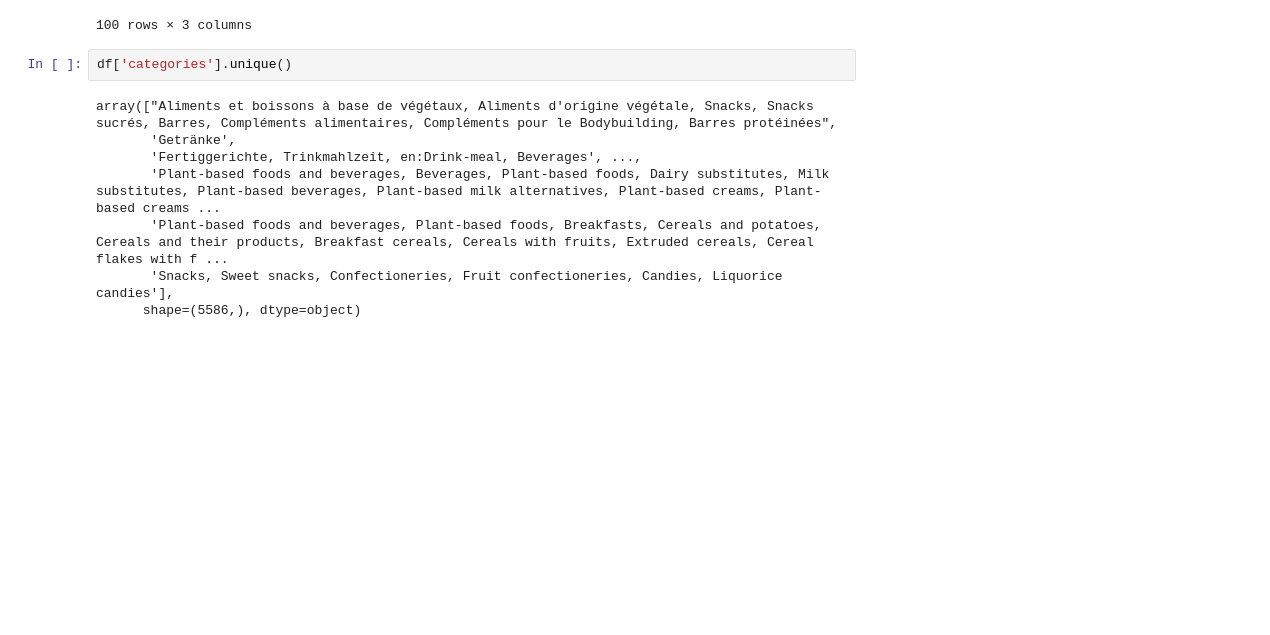
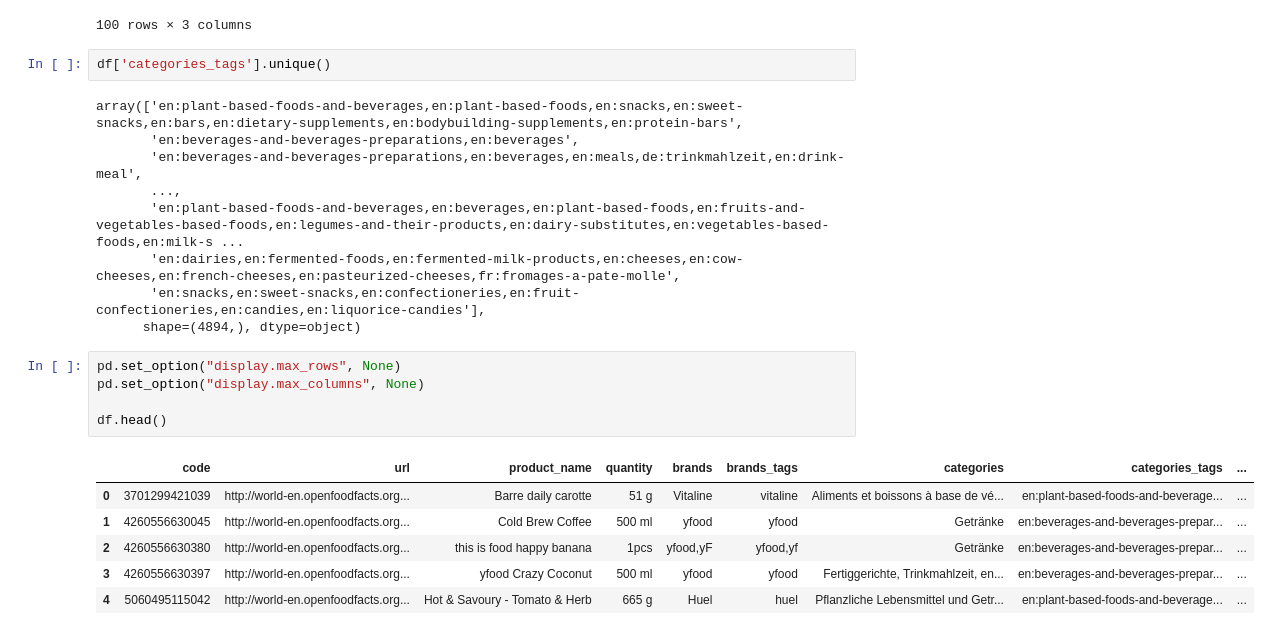
Before and after one commit to michael-wales/smartfoodscan, a Jupyter notebook: notebooks/construct_y.ipynb, the cells around one changed output. Cells and saved outputs as stored; diff of their text form; blank space fills up the shorter version.

```diff
--- a/notebooks/construct_y.ipynb
+++ b/notebooks/construct_y.ipynb
@@ -83,12 +83,25 @@ df[['product_name','nutriscore_grade', 'nutriscore_score']].head(100)
 | 99 | Fourrage cœur choco noisette 7 vi... | d | 18 |
 100 rows × 3 columns
 # %%
-df['categories'].unique()
+df['categories_tags'].unique()
 # %% [output]
-array(["Aliments et boissons à base de végétaux, Aliments d'origine végétale, Snacks, Snacks sucrés, Barres, Compléments alimentaires, Compléments pour le Bodybuilding, Barres protéinées",
-       'Getränke',
-       'Fertiggerichte, Trinkmahlzeit, en:Drink-meal, Beverages', ...,
-       'Plant-based foods and beverages, Beverages, Plant-based foods, Dairy substitutes, Milk substitutes, Plant-based beverages, Plant-based milk alternatives, Plant-based creams, Plant-based creams ...
-       'Plant-based foods and beverages, Plant-based foods, Breakfasts, Cereals and potatoes, Cereals and their products, Breakfast cereals, Cereals with fruits, Extruded cereals, Cereal flakes with f ...
-       'Snacks, Sweet snacks, Confectioneries, Fruit confectioneries, Candies, Liquorice candies'],
-      shape=(5586,), dtype=object)
+array(['en:plant-based-foods-and-beverages,en:plant-based-foods,en:snacks,en:sweet-snacks,en:bars,en:dietary-supplements,en:bodybuilding-supplements,en:protein-bars',
+       'en:beverages-and-beverages-preparations,en:beverages',
+       'en:beverages-and-beverages-preparations,en:beverages,en:meals,de:trinkmahlzeit,en:drink-meal',
+       ...,
+       'en:plant-based-foods-and-beverages,en:beverages,en:plant-based-foods,en:fruits-and-vegetables-based-foods,en:legumes-and-their-products,en:dairy-substitutes,en:vegetables-based-foods,en:milk-s ...
+       'en:dairies,en:fermented-foods,en:fermented-milk-products,en:cheeses,en:cow-cheeses,en:french-cheeses,en:pasteurized-cheeses,fr:fromages-a-pate-molle',
+       'en:snacks,en:sweet-snacks,en:confectioneries,en:fruit-confectioneries,en:candies,en:liquorice-candies'],
+      shape=(4894,), dtype=object)
+# %%
+pd.set_option("display.max_rows", None)
+pd.set_option("display.max_columns", None)
+
+df.head()
+# %% [output]
+|  | code | url | product_name | quantity | brands | brands_tags | categories | categories_tags | ... |
+| 0 | 3701299421039 | http://world-en.openfoodfacts.org... | Barre daily carotte | 51 g | Vitaline | vitaline | Aliments et boissons à base de vé... | en:plant-based-foods-and-beverage... | ... |
+| 1 | 4260556630045 | http://world-en.openfoodfacts.org... | Cold Brew Coffee | 500 ml | yfood | yfood | Getränke | en:beverages-and-beverages-prepar... | ... |
+| 2 | 4260556630380 | http://world-en.openfoodfacts.org... | this is food happy banana | 1pcs | yfood,yF | yfood,yf | Getränke | en:beverages-and-beverages-prepar... | ... |
+| 3 | 4260556630397 | http://world-en.openfoodfacts.org... | yfood Crazy Coconut | 500 ml | yfood | yfood | Fertiggerichte, Trinkmahlzeit, en... | en:beverages-and-beverages-prepar... | ... |
+| 4 | 5060495115042 | http://world-en.openfoodfacts.org... | Hot & Savoury - Tomato & Herb | 665 g | Huel | huel | Pflanzliche Lebensmittel und Getr... | en:plant-based-foods-and-beverage... | ... |
```
